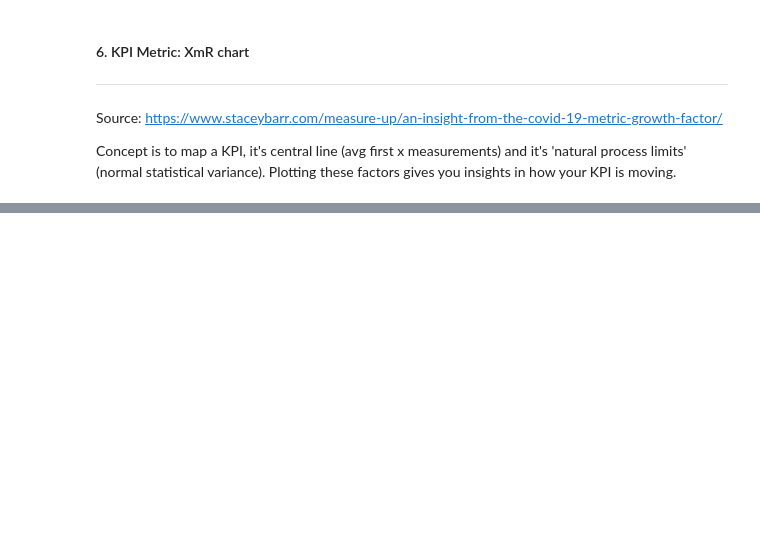
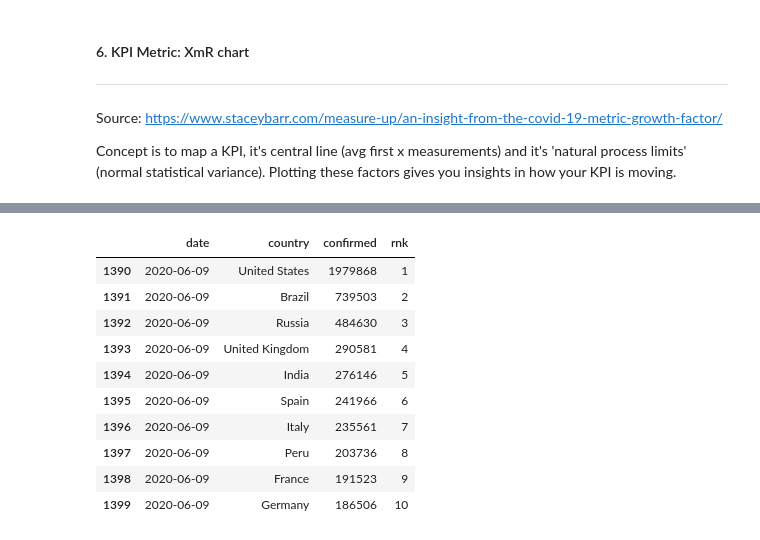
Before and after one commit to gvpamelen/covid19, a Jupyter notebook: notebooks/EDA.ipynb, the cells around one changed output, grey strips where cells are left out. Cells and saved outputs as stored; diff of their text form; code cells hidden in the pictures; blank space fills up the shorter version.

```diff
--- a/notebooks/EDA.ipynb
+++ b/notebooks/EDA.ipynb
@@ -659,0 +746,14 @@ show(p)
+# %%
+df_bars[df_bars['date'] == '2020-06-09']
+# %% [output]
+|  | date | country | confirmed | rnk |
+| 1390 | 2020-06-09 | United States | 1979868 | 1 |
+| 1391 | 2020-06-09 | Brazil | 739503 | 2 |
+| 1392 | 2020-06-09 | Russia | 484630 | 3 |
+| 1393 | 2020-06-09 | United Kingdom | 290581 | 4 |
+| 1394 | 2020-06-09 | India | 276146 | 5 |
+| 1395 | 2020-06-09 | Spain | 241966 | 6 |
+| 1396 | 2020-06-09 | Italy | 235561 | 7 |
+| 1397 | 2020-06-09 | Peru | 203736 | 8 |
+| 1398 | 2020-06-09 | France | 191523 | 9 |
+| 1399 | 2020-06-09 | Germany | 186506 | 10 |
```
Also changed, not shown: parts of 19 cells of this notebook, 1 other file.
